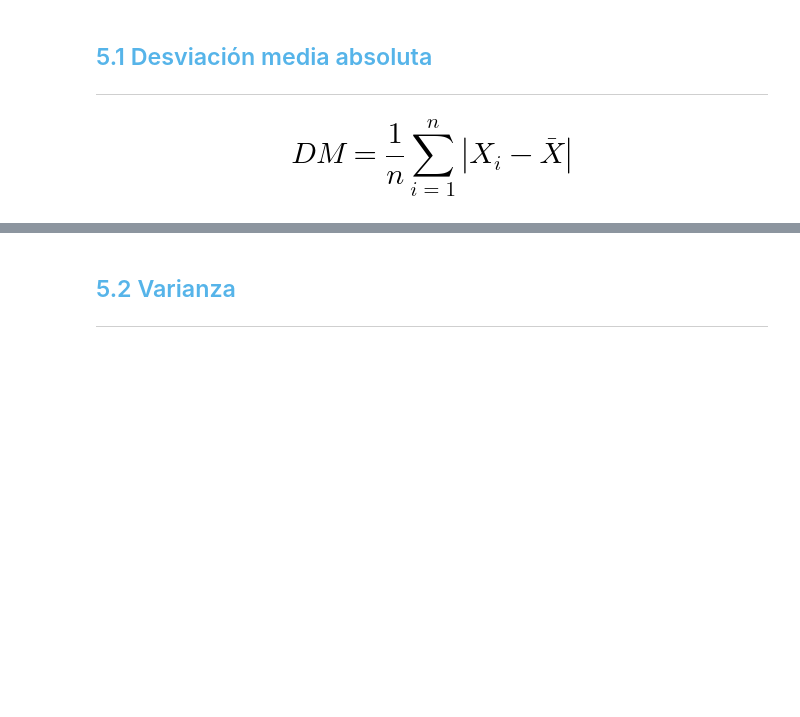
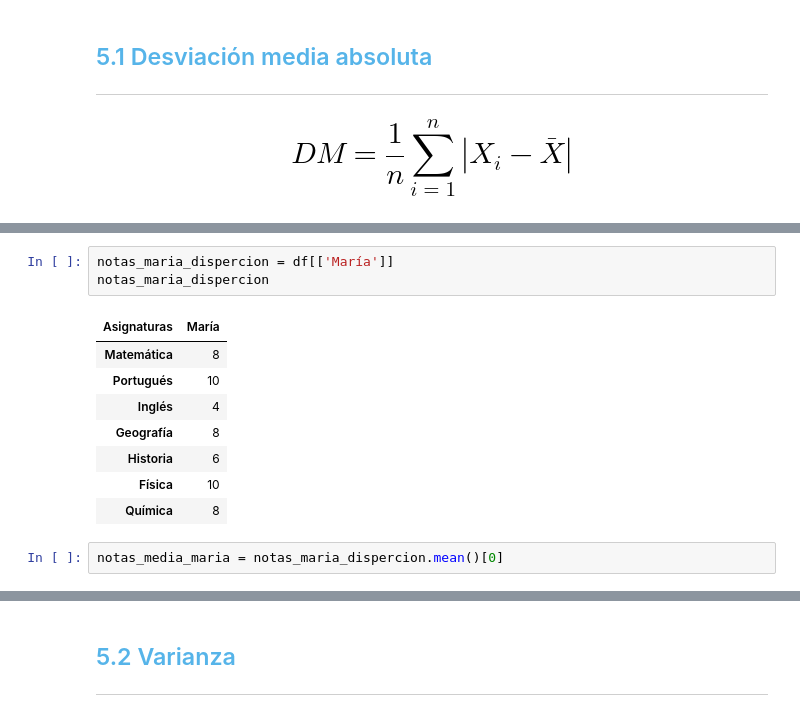
Before and after one commit to FlamInIFabrIzIo/2--curso-DS-Alura-latam, a Jupyter notebook: Curso_de_Estadística_con_Python_1.ipynb, the cells around one changed output, grey strips where cells are left out. Cells and saved outputs as stored; diff of their text form; blank space fills up the shorter version.

```diff
--- a/Curso_de_Estadística_con_Python_1.ipynb
+++ b/Curso_de_Estadística_con_Python_1.ipynb
@@ -1131,0 +1143,14 @@ Aunque las medidas de tendencia central y de localización proporcionan un resum
+# %%
+notas_maria_dispercion = df[['María']]
+notas_maria_dispercion
+# %% [output]
+| Asignaturas | María |
+| Matemática | 8 |
+| Portugués | 10 |
+| Inglés | 4 |
+| Geografía | 8 |
+| Historia | 6 |
+| Física | 10 |
+| Química | 8 |
+# %%
+notas_media_maria = notas_maria_dispercion.mean()[0]
```
Also changed, not shown: parts of 20 cells of this notebook.
